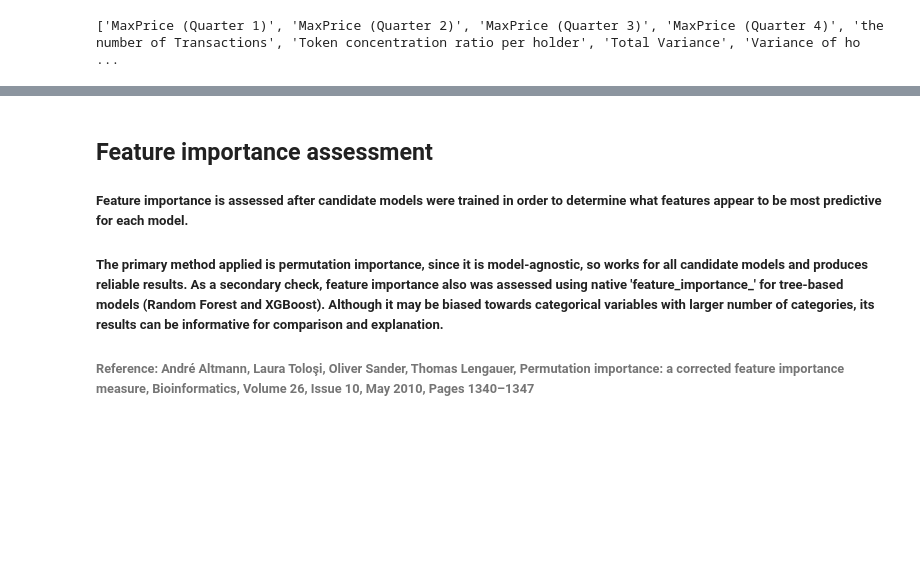
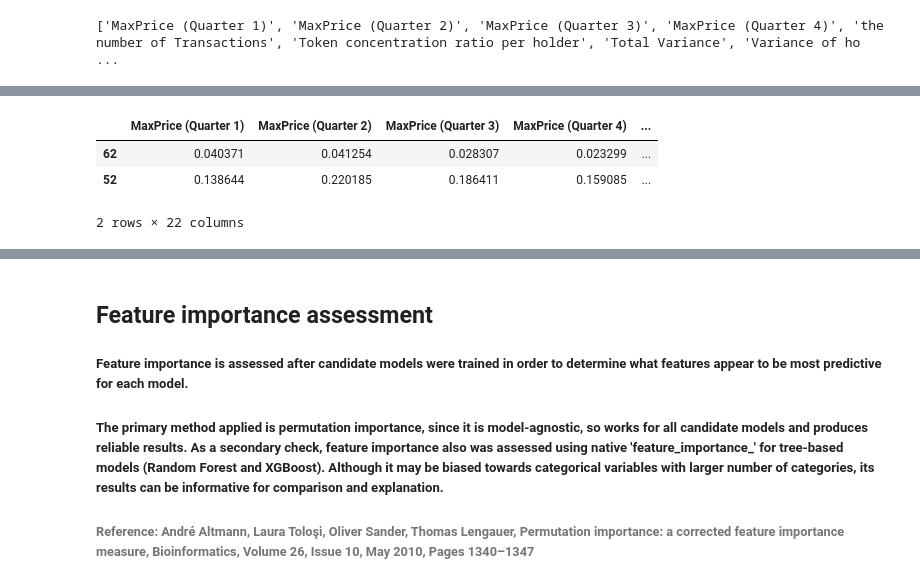
Before and after one commit to Luero/ML_RugPull_Detector, a Jupyter notebook: data analysis and model training/General pipeline for experimentations.ipynb, the cells around one changed output, grey strips where cells are left out. Cells and saved outputs as stored; diff of their text form; code cells hidden in the pictures; blank space fills up the shorter version.

```diff
--- a/General pipeline for experimentations.ipynb
+++ b/data analysis and model training/General pipeline for experimentations.ipynb
@@ -414,0 +397,18 @@ def train_and_assess(name, model, X_train, Y_train, X_test, Y_test, splits_train
+# %%
+# %%script false --no-raise-error
+
+# Create a subset of features picked primarly for KNeighbours
+# Based on results of permutation importance, cut at 0.003
+
+kn_subset_train = train_set.copy()
+kn_subset_test = test_set.copy()
+
+for set in [kn_subset_train, kn_subset_test]:
+    set.drop(columns=['has_contract_swap_patterns', 'Blockchain_ETH', 'has_owner_guard', 'Blockchain_BSC', 'Blockchain Type_POS', 'Blockchain Type_POSA', 'has_concentrated_initial_mint', 'has_lp_lock_reference', 'is_contract_verified', 'Blockchain_ARBI', 'Blockchain_POLYGON', 'Blockchain Type_Fraud Proofs'], inplace=True)
+
+kn_subset_train.head(2)
+# %% [output]
+|  | MaxPrice (Quarter 1) | MaxPrice (Quarter 2) | MaxPrice (Quarter 3) | MaxPrice (Quarter 4) | ... |
+| 62 | 0.040371 | 0.041254 | 0.028307 | 0.023299 | ... |
+| 52 | 0.138644 | 0.220185 | 0.186411 | 0.159085 | ... |
+2 rows × 22 columns
```
Also changed, not shown: parts of 17 cells of this notebook, 1 other file.
